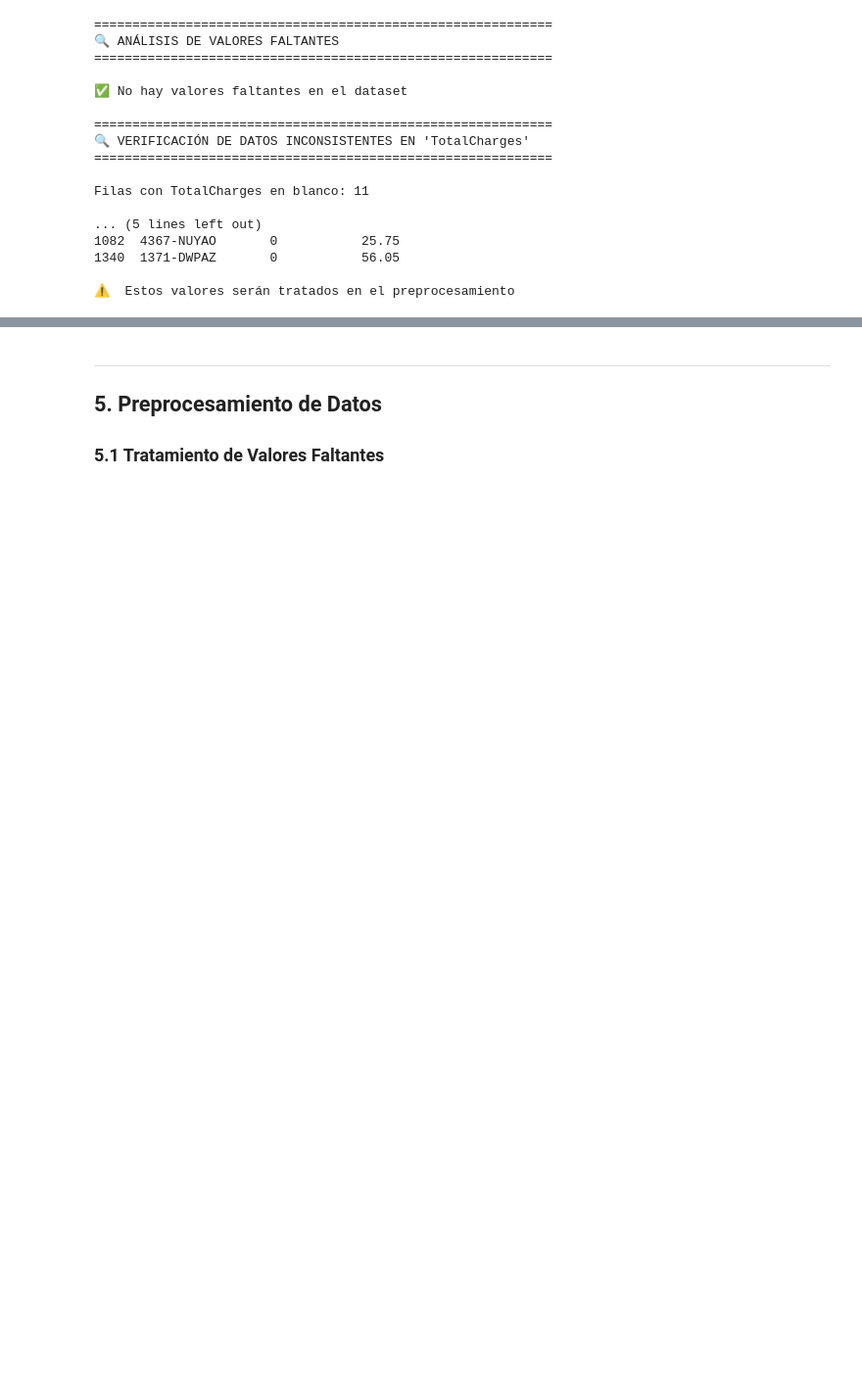
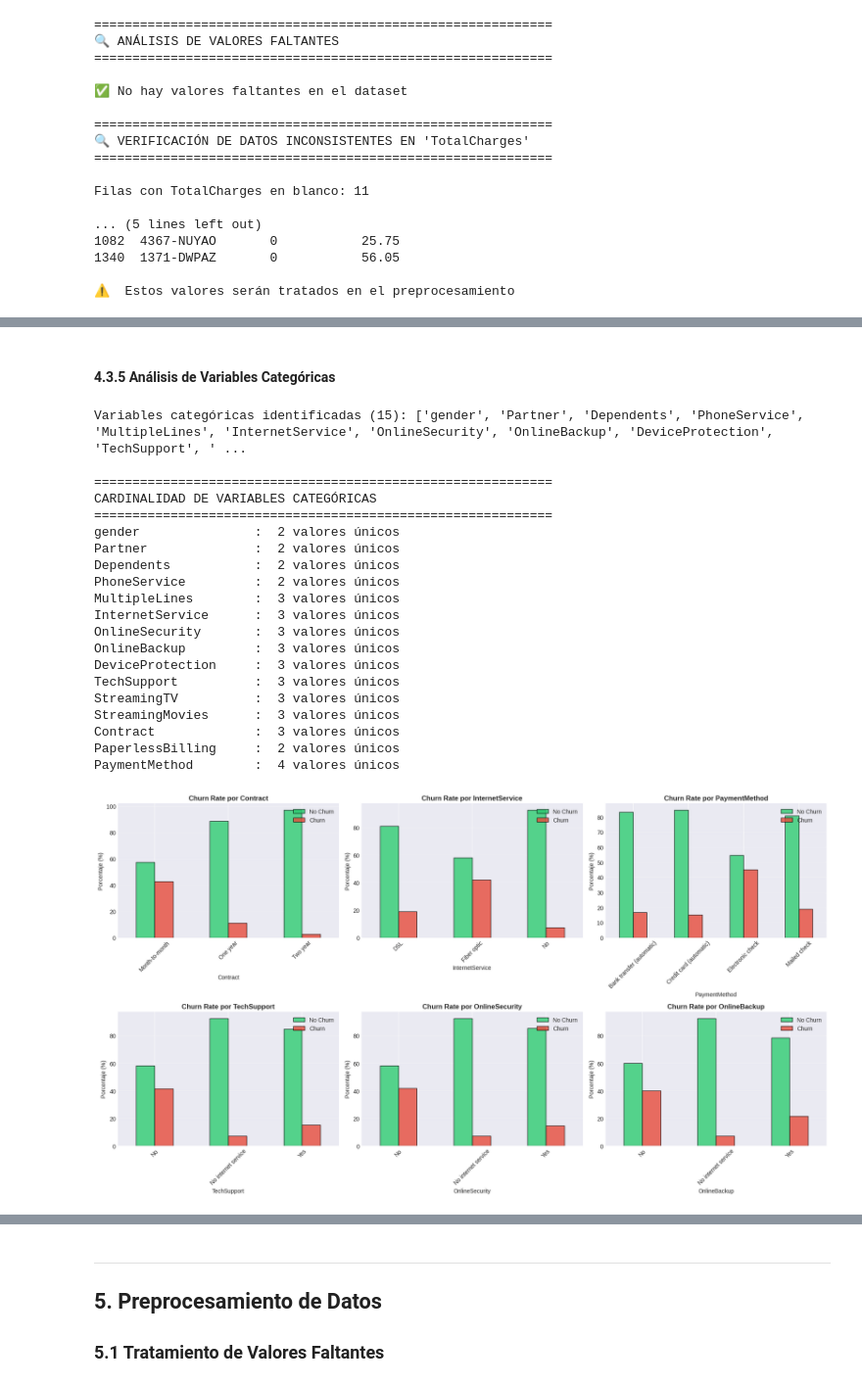
Before and after one commit to f1541650-commits/AML-Final-Kozima-Andres, a Jupyter notebook: final_project.ipynb, the cells around one changed output, grey strips where cells are left out. Shown at 98% size. Drawn from its saved outputs; the diff is of its cells as text; code cells hidden in the pictures; blank space fills up the shorter version.

```diff
--- a/final_project.ipynb
+++ b/final_project.ipynb
@@ -625,0 +599,65 @@ if len(numeric_cols_plot) > 0:
+# %% [markdown]
+#### 4.3.5 Análisis de Variables Categóricas
+# %%
+# =====================================================
+# ANÁLISIS DE VARIABLES CATEGÓRICAS
+# =====================================================
+
+# Identificar variables categóricas
+categorical_cols = df.select_dtypes(include=['object']).columns.tolist()
+categorical_cols = [col for col in categorical_cols if col not in ['customerID', 'Churn']]
+
+print(f"Variables categóricas identificadas ({len(categorical_cols)}): {categorical_cols}\n")
+
+# Análisis de cardinalidad
+print("=" * 60)
+print("CARDINALIDAD DE VARIABLES CATEGÓRICAS")
+print("=" * 60)
+for col in categorical_cols:
+    unique_count = df[col].nunique()
+    print(f"{col:20} : {unique_count:2} valores únicos")
+
+# Visualización: Top variables categóricas vs Churn
+top_categorical = ['Contract', 'InternetService', 'PaymentMethod', 'TechSupport',
+                  'OnlineSecurity', 'OnlineBackup']
+
+fig, axes = plt.subplots(2, 3, figsize=(18, 10))
+axes = axes.ravel()
+
+for idx, col in enumerate(top_categorical):
+    # Crear crosstab
+    ct = pd.crosstab(df[col], df['Churn'], normalize='index') * 100
+
+    ct.plot(kind='bar', ax=axes[idx], color=['#2ecc71', '#e74c3c'],
+           edgecolor='black', alpha=0.8)
+    axes[idx].set_title(f'Churn Rate por {col}', fontsize=12, fontweight='bold')
+    axes[idx].set_xlabel(col, fontsize=10)
+    axes[idx].set_ylabel('Porcentaje (%)', fontsize=10)
+    axes[idx].legend(['No Churn', 'Churn'], loc='upper right')
+    axes[idx].grid(axis='y', alpha=0.3)
+    axes[idx].tick_params(axis='x', rotation=45)
+
+plt.tight_layout()
+plt.show()
+# %% [output]
+Variables categóricas identificadas (15): ['gender', 'Partner', 'Dependents', 'PhoneService', 'MultipleLines', 'InternetService', 'OnlineSecurity', 'OnlineBackup', 'DeviceProtection', 'TechSupport', ' ...
+
+============================================================
+CARDINALIDAD DE VARIABLES CATEGÓRICAS
+============================================================
+gender               :  2 valores únicos
+Partner              :  2 valores únicos
+Dependents           :  2 valores únicos
+PhoneService         :  2 valores únicos
+MultipleLines        :  3 valores únicos
+InternetService      :  3 valores únicos
+OnlineSecurity       :  3 valores únicos
+OnlineBackup         :  3 valores únicos
+DeviceProtection     :  3 valores únicos
+TechSupport          :  3 valores únicos
+StreamingTV          :  3 valores únicos
+StreamingMovies      :  3 valores únicos
+Contract             :  3 valores únicos
+PaperlessBilling     :  2 valores únicos
+PaymentMethod        :  4 valores únicos
+[figure, added]
```
Also changed, not shown: parts of 99 cells of this notebook.
